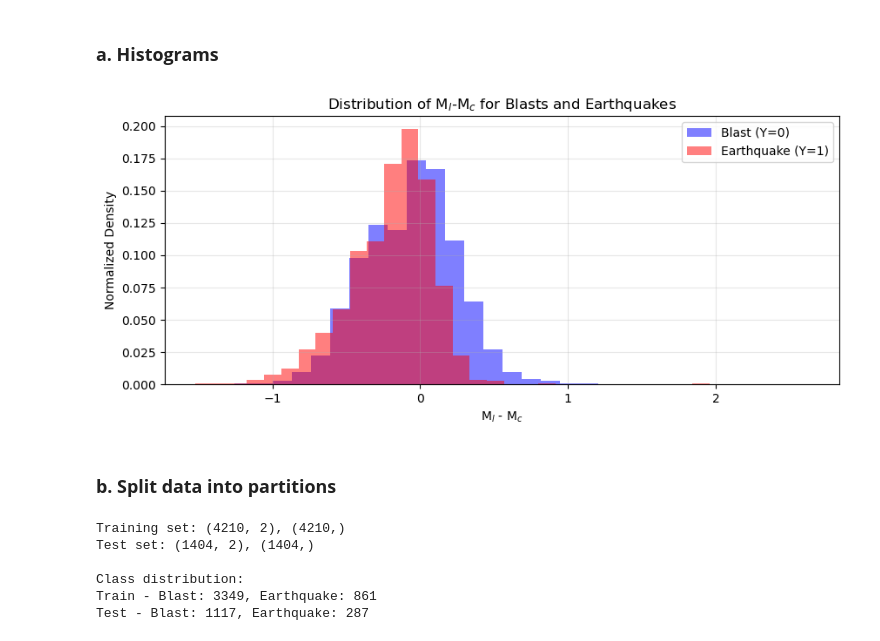
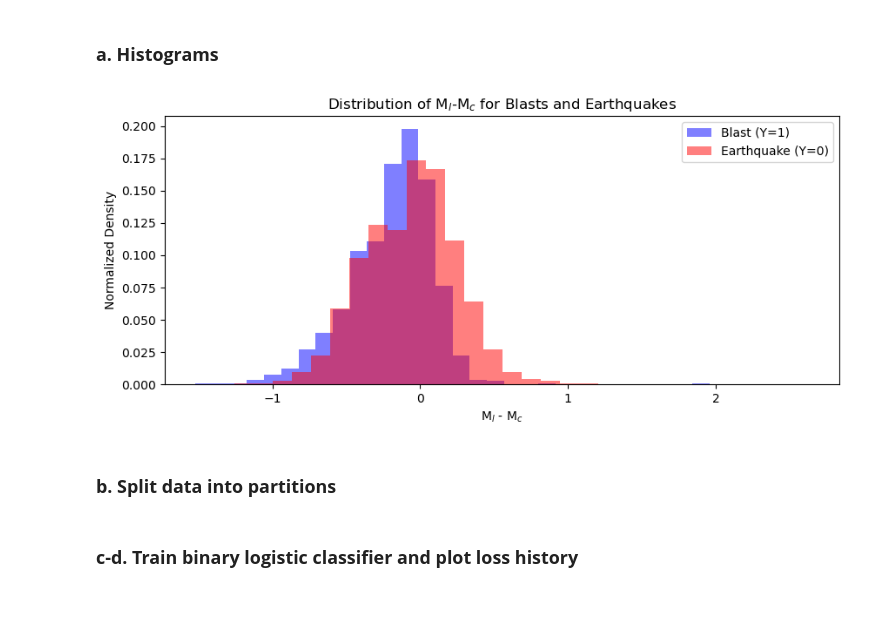
Before and after one commit to zche2/Ge166_code, a Jupyter notebook: HW1/HW1_Zichang.ipynb, the cells around one changed output. Drawn from its saved outputs; the diff is of its cells as text; code cells hidden in the pictures; blank space fills up the shorter version.

```diff
--- a/HW1/HW1_Zichang.ipynb
+++ b/HW1/HW1_Zichang.ipynb
@@ -23,54 +19,28 @@ Y: [1. 1. 1. ... 0. 0. 0.]
 # %% [markdown]
 ### <b>a. Histograms</b>
 # %%
-# Extract data and calculate difference
 Ml = data['X'][:,0]
 Mc = data['X'][:,1]
 diff = Ml - Mc
 
-# Create figure
 plt.figure(figsize=(10, 4))
 
-# Plot normalized histograms
-mask_blast = data['Y'] == 0
-mask_quake = data['Y'] == 1
+mask_blast = data['Y'] == 1
+mask_quake = data['Y'] == 0
 
 plt.hist(diff[mask_blast], bins=30, alpha=0.5,
-         color='blue', label='Blast (Y=0)',
+         color='blue', label='Blast (Y=1)',
          weights=np.ones_like(diff[mask_blast])/len(diff[mask_blast]))
 plt.hist(diff[mask_quake], bins=30, alpha=0.5,
-         color='red', label='Earthquake (Y=1)',
+         color='red', label='Earthquake (Y=0)',
          weights=np.ones_like(diff[mask_quake])/len(diff[mask_quake]))
 
 plt.xlabel('M$_l$ - M$_c$')
 plt.ylabel('Normalized Density')
 plt.title('Distribution of M$_l$-M$_c$ for Blasts and Earthquakes')
 plt.legend()
-plt.grid(True, alpha=0.3)
 plt.show()
 # %% [output]
-[figure, old version]
+[figure, new version]
 # %% [markdown]
 ### <b>b. Split data into partitions</b>
-# %%
-# Split with 75-25 ratio
-X_train, X_test, y_train, y_test = train_test_split(
-    data["X"], data["Y"],
-    test_size=0.25,
-    random_state=42,
-    stratify=data["Y"]  # Maintain class distribution
-)
-
-# Verify shapes
-print(f"Training set: {X_train.shape}, {y_train.shape}")
-print(f"Test set: {X_test.shape}, {y_test.shape}")
-print(f"\nClass distribution:")
-print(f"Train - Blast: {sum(y_train==0)}, Earthquake: {sum(y_train==1)}")
-print(f"Test - Blast: {sum(y_test==0)}, Earthquake: {sum(y_test==1)}")
-# %% [output]
-Training set: (4210, 2), (4210,)
-Test set: (1404, 2), (1404,)
-
-Class distribution:
-Train - Blast: 3349, Earthquake: 861
-Test - Blast: 1117, Earthquake: 287
@@ -76,0 +54,2 @@ Test - Blast: 1117, Earthquake: 287
+# %% [markdown]
+### <b>c-d. Train binary logistic classifier and plot loss history</b>
```
Also changed, not shown: parts of 20 cells of this notebook.
